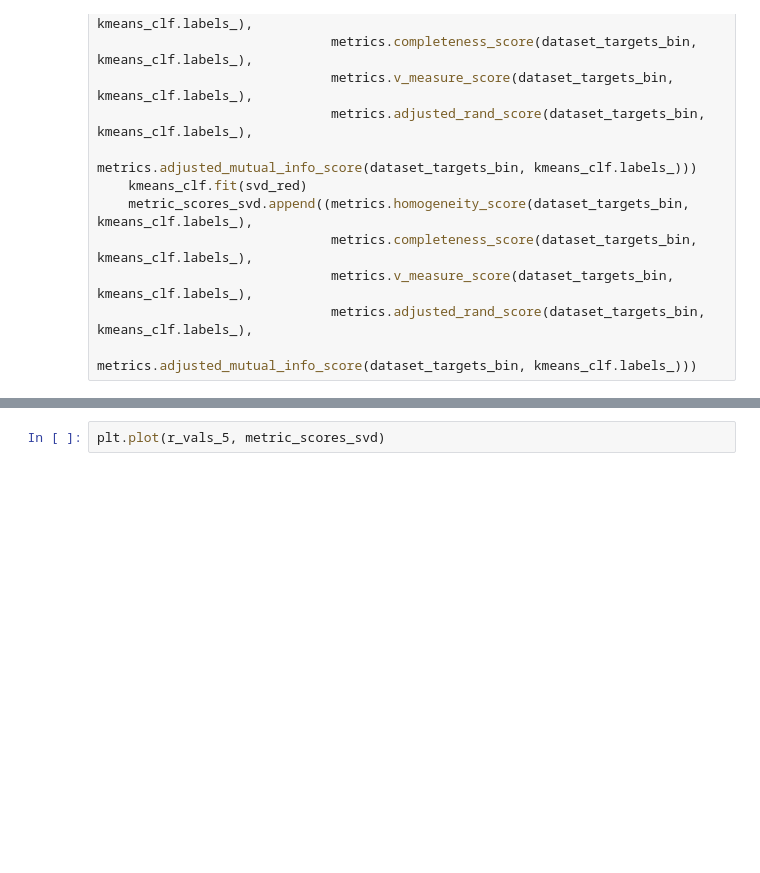
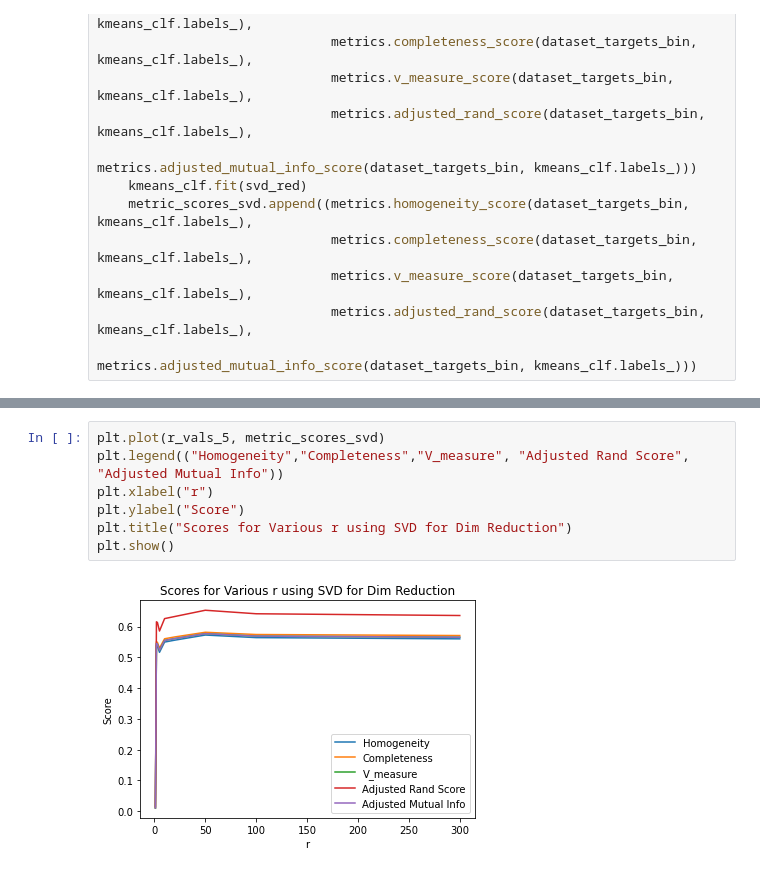
Before and after one commit to ztucker4/ECE219_Winter2021, a Jupyter notebook: Project_2/Project_2.ipynb, the cells around one changed output, grey strips where cells are left out. Drawn from its saved outputs; the diff is of its cells as text; blank space fills up the shorter version.

```diff
--- a/Project_2/Project_2.ipynb
+++ b/Project_2/Project_2.ipynb
@@ -130,2 +132,9 @@ plt.show()
-# %%
-plt.plot(r_vals_5, metric_scores_svd)
+# %%
+plt.plot(r_vals_5, metric_scores_svd)
+plt.legend(("Homogeneity","Completeness","V_measure", "Adjusted Rand Score", "Adjusted Mutual Info"))
+plt.xlabel("r")
+plt.ylabel("Score")
+plt.title("Scores for Various r using SVD for Dim Reduction")
+plt.show()
+# %% [output]
+[figure, added]
```
Also changed, not shown: parts of 5 cells of this notebook.
